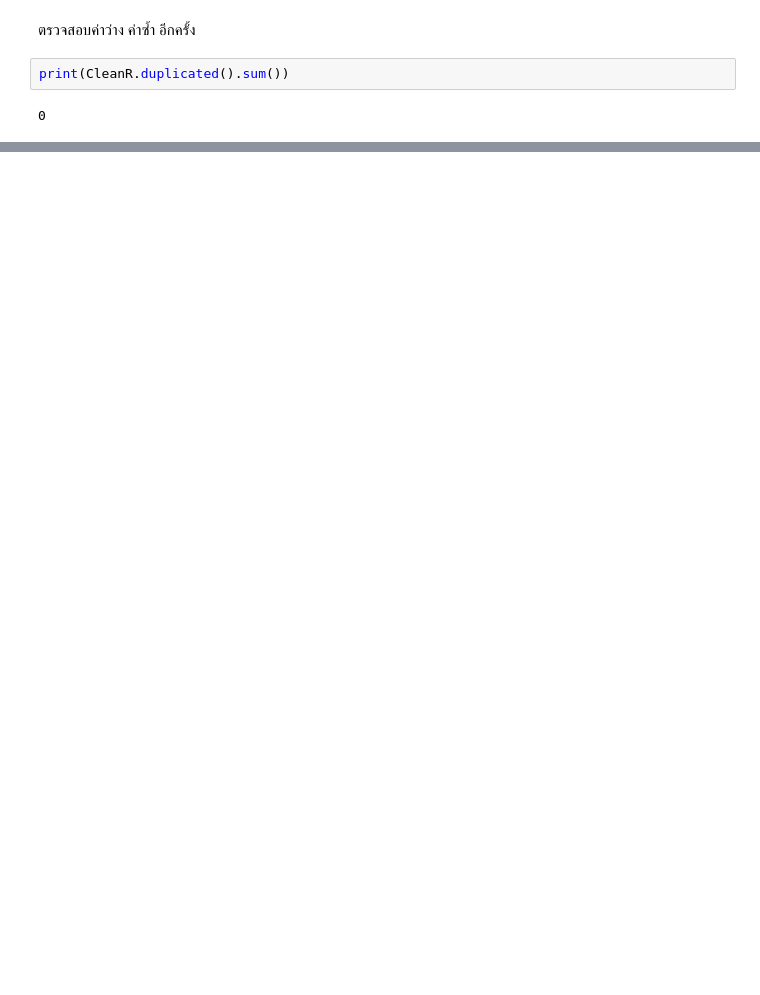
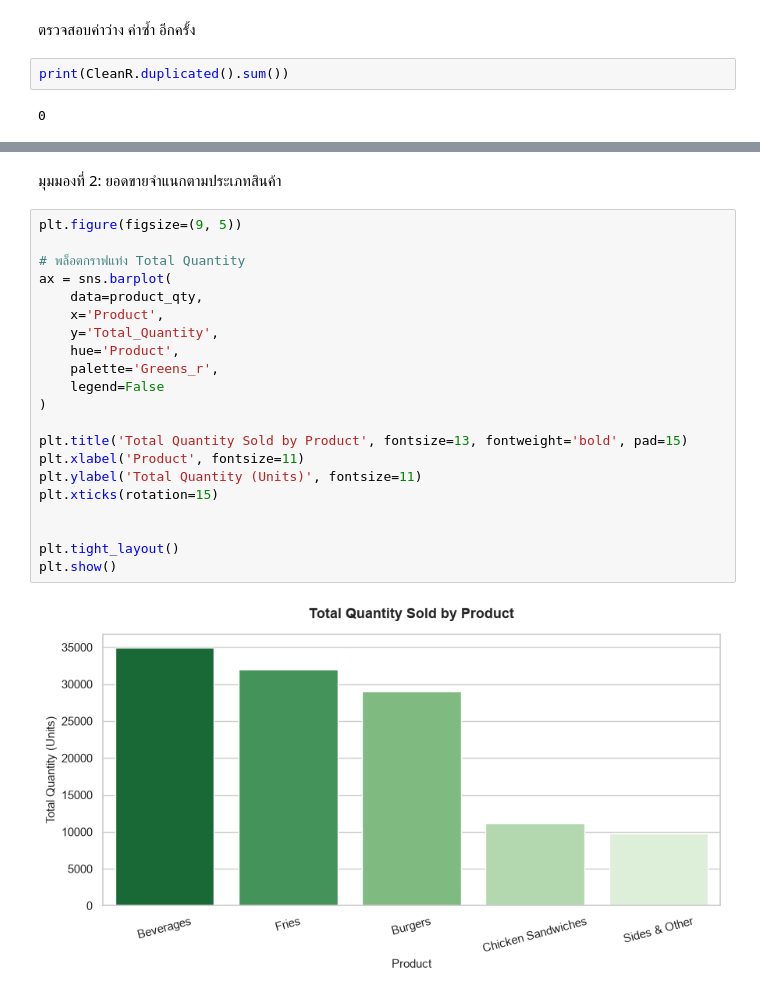
Before and after one commit to PPua1/DataSci, a Jupyter notebook: Resturant.ipynb, the cells around one changed output, grey strips where cells are left out. Drawn from its saved outputs; the diff is of its cells as text; blank space fills up the shorter version.

```diff
--- a/Resturant.ipynb
+++ b/Resturant.ipynb
@@ -334,0 +409,25 @@ print(CleanR.duplicated().sum())
+# %% [markdown]
+มุมมองที่ 2: ยอดขายจำแนกตามประเภทสินค้า
+# %%
+plt.figure(figsize=(9, 5))
+
+# พล็อตกราฟแท่ง Total Quantity
+ax = sns.barplot(
+    data=product_qty,
+    x='Product',
+    y='Total_Quantity',
+    hue='Product',
+    palette='Greens_r',
+    legend=False
+)
+
+plt.title('Total Quantity Sold by Product', fontsize=13, fontweight='bold', pad=15)
+plt.xlabel('Product', fontsize=11)
+plt.ylabel('Total Quantity (Units)', fontsize=11)
+plt.xticks(rotation=15)
+
+
+plt.tight_layout()
+plt.show()
+# %% [output]
+[figure, added]
```
Also changed, not shown: parts of 34 cells of this notebook.
